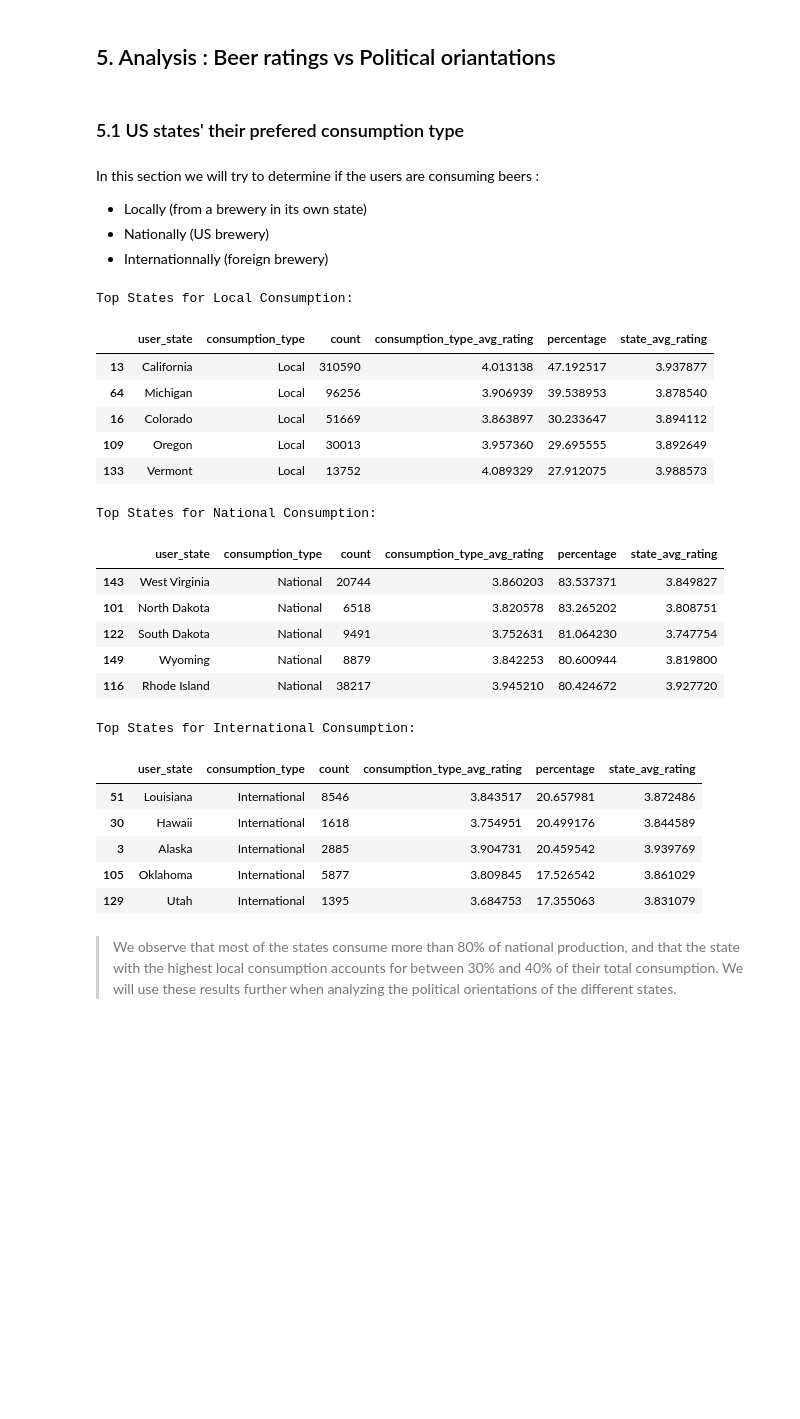
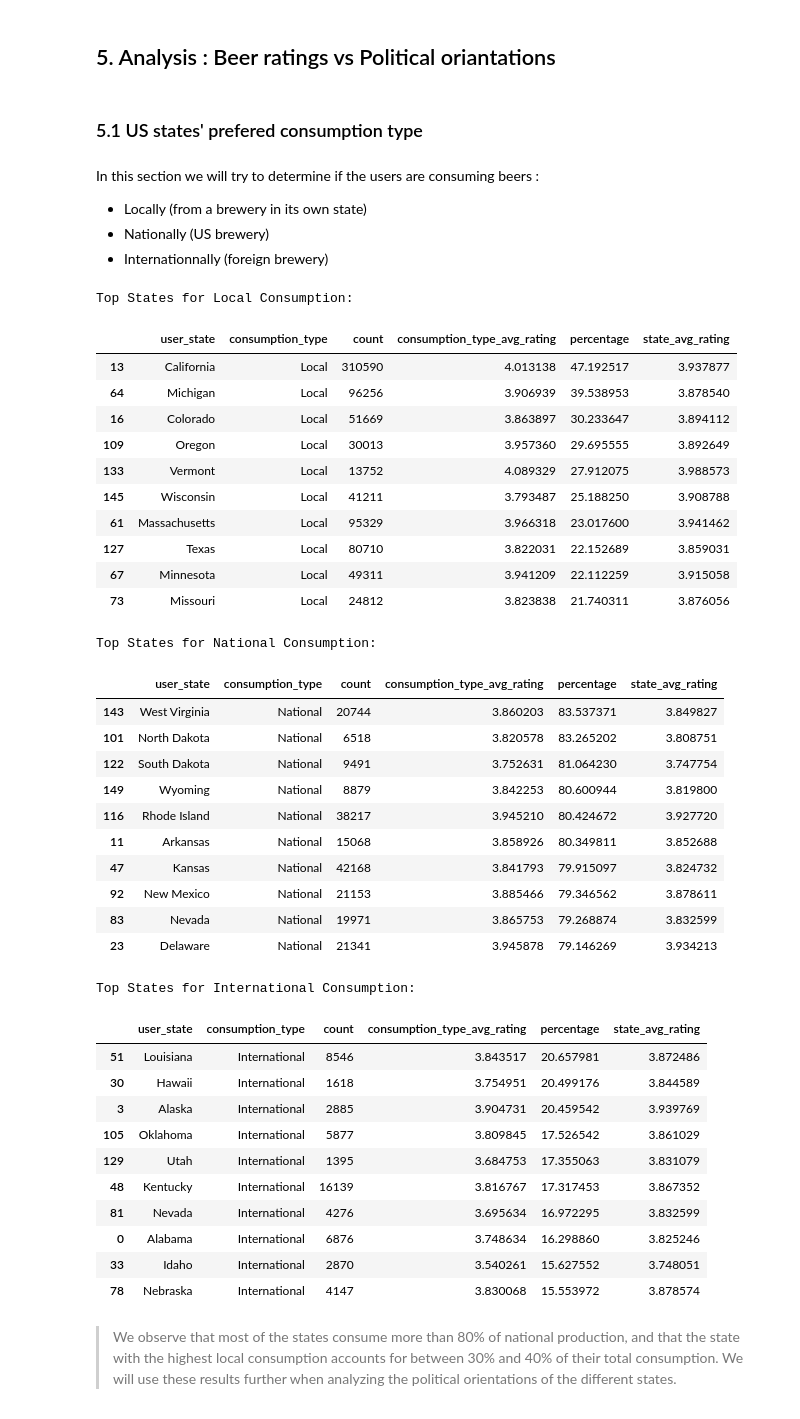
Before and after one commit to epfl-ada/ada-2024-project-casiervert952, a Jupyter notebook: results.ipynb, the cells around one changed output. Drawn from its saved outputs; the diff is of its cells as text; code cells hidden in the pictures; blank space fills up the shorter version.

```diff
--- a/results.ipynb
+++ b/results.ipynb
@@ -548,7 +548,7 @@ dem_df = dem_year_score_df.sort_values(by = 'Average', ascending = False).head(5
 # %% [markdown]
 ## 5. Analysis : Beer ratings vs Political oriantations
 # %% [markdown]
-### 5.1 US states' their prefered consumption type
+### 5.1 US states' prefered consumption type
 # %% [markdown]
 In this section we will try to determine if the users are consuming beers :
 - Locally (from a brewery in its own state)
@@ -557,34 +557,39 @@ In this section we will try to determine if the users are consuming beers :
 # %%
 from analysis import compute_consumtion_type_states_preferances
 
 # Addind a column which type of consumation is the ratings about
 BA_usa['consumption_type'] = BA_usa.apply(lambda a: 'Local' if a['user_state'] == a['breweries_state'] else 'National' if a['breweries_country'] == 'United States' else 'International', axis = 1)
 
 # Computing the consumtion type preferances by states.
 loc_pref, nat_pref, interl_pref = compute_consumtion_type_states_preferances(BA_usa)
 
 # Sorting to obtain the top state by consumtion type
 top_local_states = loc_pref.sort_values(by = 'percentage', ascending = False)
 top_national_states = nat_pref.sort_values(by = 'percentage', ascending = False)
 top_international_states = interl_pref.sort_values(by = 'percentage', ascending = False)
 
 # print the result for each consumption type
 print("Top States for Local Consumption:")
-display(top_local_states.head(5))
+display(top_local_states.head(10))
 
 print("\nTop States for National Consumption:")
-display(top_national_states.head(5))
+display(top_national_states.head(10))
 
 print("Top States for International Consumption:")
-display(top_international_states.head(5))
+display(top_international_states.head(10))
 # %% [output]
 Top States for Local Consumption:
 |  | user_state | consumption_type | count | consumption_type_avg_rating | percentage | state_avg_rating |
 | 13 | California | Local | 310590 | 4.013138 | 47.192517 | 3.937877 |
 | 64 | Michigan | Local | 96256 | 3.906939 | 39.538953 | 3.878540 |
 | 16 | Colorado | Local | 51669 | 3.863897 | 30.233647 | 3.894112 |
 | 109 | Oregon | Local | 30013 | 3.957360 | 29.695555 | 3.892649 |
 | 133 | Vermont | Local | 13752 | 4.089329 | 27.912075 | 3.988573 |
+| 145 | Wisconsin | Local | 41211 | 3.793487 | 25.188250 | 3.908788 |
+| 61 | Massachusetts | Local | 95329 | 3.966318 | 23.017600 | 3.941462 |
+| 127 | Texas | Local | 80710 | 3.822031 | 22.152689 | 3.859031 |
+| 67 | Minnesota | Local | 49311 | 3.941209 | 22.112259 | 3.915058 |
+| 73 | Missouri | Local | 24812 | 3.823838 | 21.740311 | 3.876056 |
 Top States for National Consumption:
 |  | user_state | consumption_type | count | consumption_type_avg_rating | percentage | state_avg_rating |
 | 143 | West Virginia | National | 20744 | 3.860203 | 83.537371 | 3.849827 |
@@ -592,6 +597,11 @@ Top States for National Consumption:
 | 122 | South Dakota | National | 9491 | 3.752631 | 81.064230 | 3.747754 |
 | 149 | Wyoming | National | 8879 | 3.842253 | 80.600944 | 3.819800 |
 | 116 | Rhode Island | National | 38217 | 3.945210 | 80.424672 | 3.927720 |
+| 11 | Arkansas | National | 15068 | 3.858926 | 80.349811 | 3.852688 |
+| 47 | Kansas | National | 42168 | 3.841793 | 79.915097 | 3.824732 |
+| 92 | New Mexico | National | 21153 | 3.885466 | 79.346562 | 3.878611 |
+| 83 | Nevada | National | 19971 | 3.865753 | 79.268874 | 3.832599 |
+| 23 | Delaware | National | 21341 | 3.945878 | 79.146269 | 3.934213 |
 Top States for International Consumption:
 |  | user_state | consumption_type | count | consumption_type_avg_rating | percentage | state_avg_rating |
 | 51 | Louisiana | International | 8546 | 3.843517 | 20.657981 | 3.872486 |
@@ -599,6 +609,11 @@ Top States for International Consumption:
 | 3 | Alaska | International | 2885 | 3.904731 | 20.459542 | 3.939769 |
 | 105 | Oklahoma | International | 5877 | 3.809845 | 17.526542 | 3.861029 |
 | 129 | Utah | International | 1395 | 3.684753 | 17.355063 | 3.831079 |
+| 48 | Kentucky | International | 16139 | 3.816767 | 17.317453 | 3.867352 |
+| 81 | Nevada | International | 4276 | 3.695634 | 16.972295 | 3.832599 |
+| 0 | Alabama | International | 6876 | 3.748634 | 16.298860 | 3.825246 |
+| 33 | Idaho | International | 2870 | 3.540261 | 15.627552 | 3.748051 |
+| 78 | Nebraska | International | 4147 | 3.830068 | 15.553972 | 3.878574 |
 # %% [markdown]
 > We observe that most of the states consume more than 80% of national production, and that the state with the highest local consumption accounts for between 30% and 40% of their total consumption. We will use these results further when analyzing the political orientations of the different states.
 # %% [markdown]
```
Also changed, not shown: parts of 16 cells of this notebook, 2 other files.
